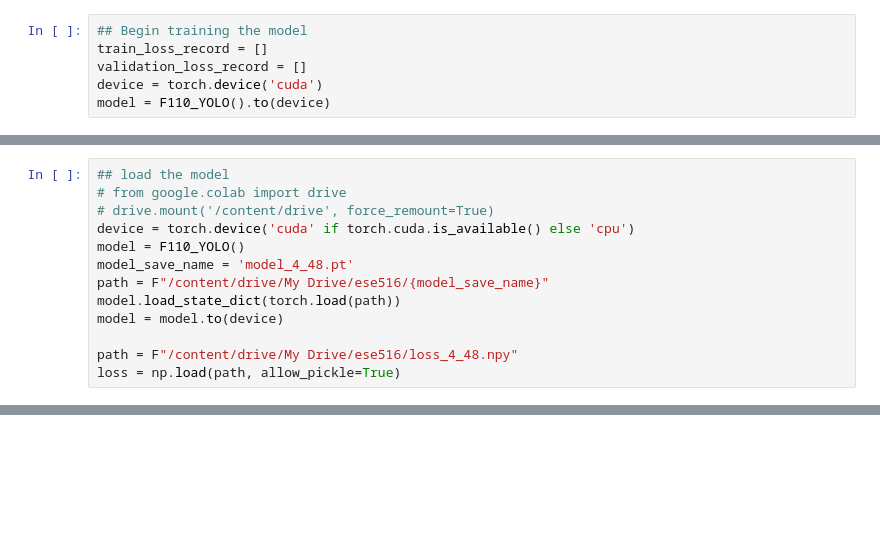
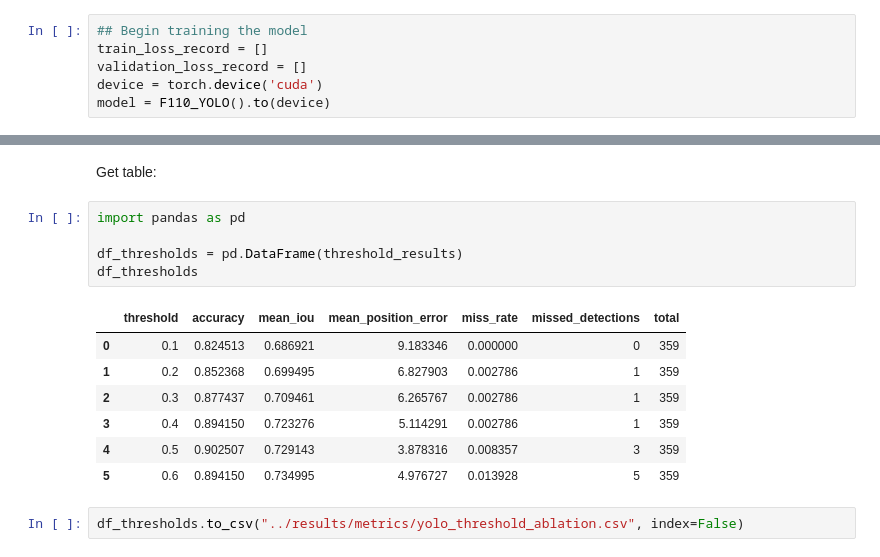
Before and after one commit to IGfun2code/deep_learning_yolo_vs_faster_RCNN, a Jupyter notebook: notebooks/f110_yolo_baseline.ipynb, the cells around one changed output, grey strips where cells are left out. Drawn from its saved outputs; the diff is of its cells as text; blank space fills up the shorter version.

```diff
--- a/notebooks/f110_yolo_baseline.ipynb
+++ b/notebooks/f110_yolo_baseline.ipynb
@@ -489,13 +617,0 @@ print('accuracy', accuracy)
-# %%
-## load the model
-# from google.colab import drive
-# drive.mount('/content/drive', force_remount=True)
-device = torch.device('cuda' if torch.cuda.is_available() else 'cpu')
-model = F110_YOLO()
-model_save_name = 'model_4_48.pt'
-path = F"/content/drive/My Drive/ese516/{model_save_name}"
-model.load_state_dict(torch.load(path))
-model = model.to(device)
-
-path = F"/content/drive/My Drive/ese516/loss_4_48.npy"
-loss = np.load(path, allow_pickle=True)
@@ -501,0 +708,17 @@ loss = np.load(path, allow_pickle=True)
+# %% [markdown]
+Get table:
+# %%
+import pandas as pd
+
+df_thresholds = pd.DataFrame(threshold_results)
+df_thresholds
+# %% [output]
+|  | threshold | accuracy | mean_iou | mean_position_error | miss_rate | missed_detections | total |
+| 0 | 0.1 | 0.824513 | 0.686921 | 9.183346 | 0.000000 | 0 | 359 |
+| 1 | 0.2 | 0.852368 | 0.699495 | 6.827903 | 0.002786 | 1 | 359 |
+| 2 | 0.3 | 0.877437 | 0.709461 | 6.265767 | 0.002786 | 1 | 359 |
+| 3 | 0.4 | 0.894150 | 0.723276 | 5.114291 | 0.002786 | 1 | 359 |
+| 4 | 0.5 | 0.902507 | 0.729143 | 3.878316 | 0.008357 | 3 | 359 |
+| 5 | 0.6 | 0.894150 | 0.734995 | 4.976727 | 0.013928 | 5 | 359 |
+# %%
+df_thresholds.to_csv("../results/metrics/yolo_threshold_ablation.csv", index=False)
```
Also changed, not shown: parts of 9 cells of this notebook, 19 other files.
